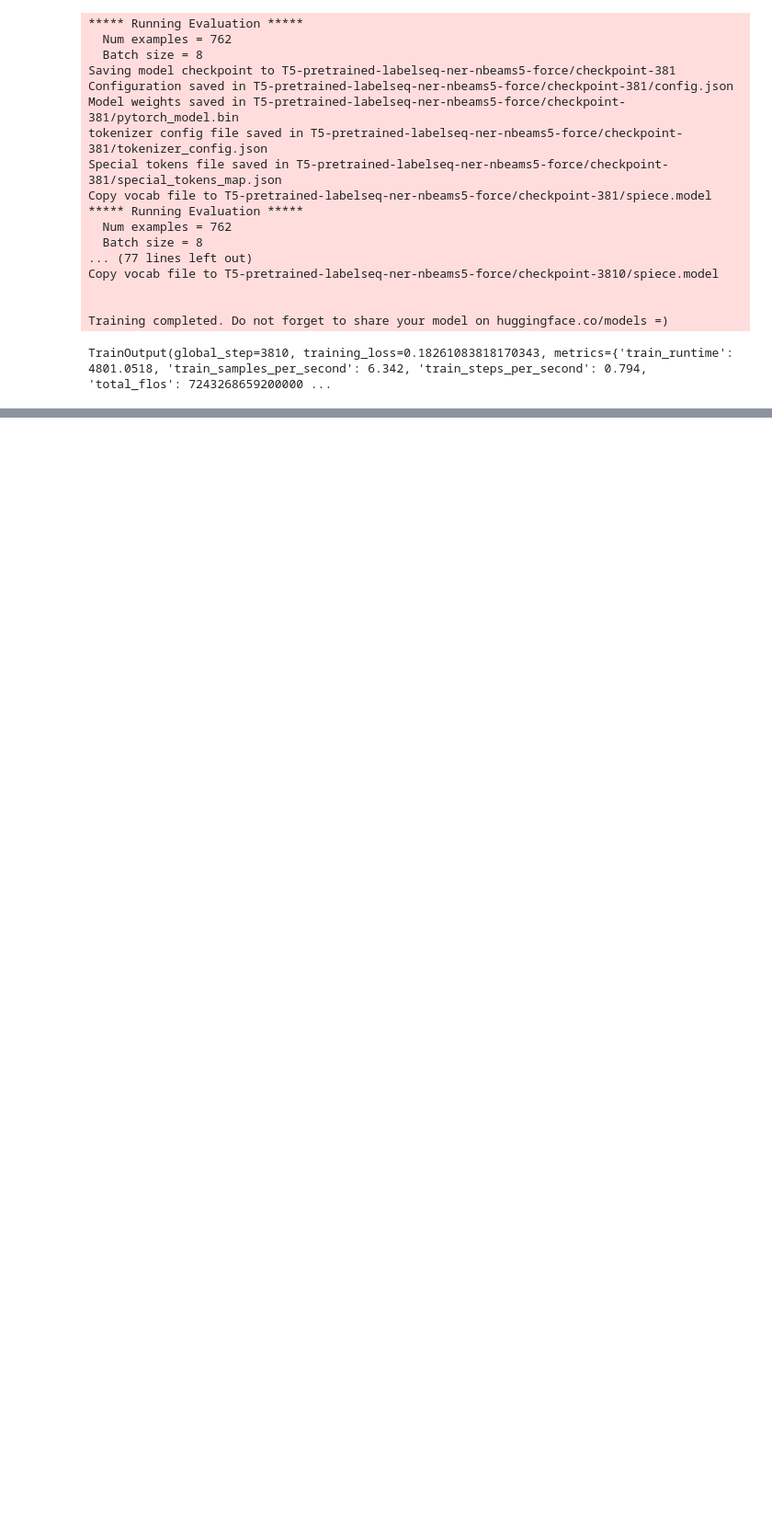
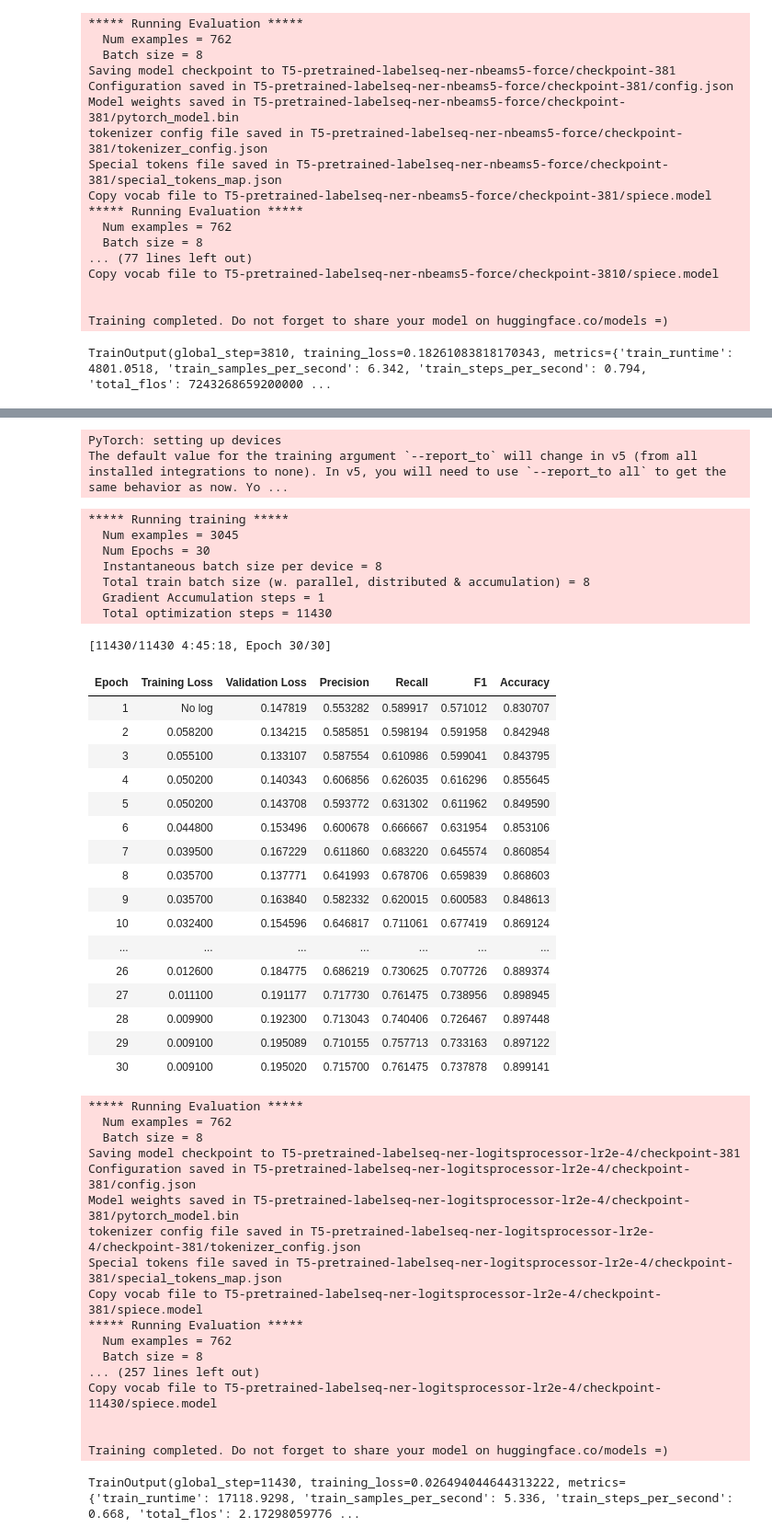
Before and after one commit to bingyinh/NLP_PNC_sample_list, a Jupyter notebook: T5_pretrained_label.ipynb, the cells around one changed output, grey strips where cells are left out. Shown at 92% size. Drawn from its saved outputs; the diff is of its cells as text; code cells hidden in the pictures; blank space fills up the shorter version.

```diff
--- a/T5_pretrained_label.ipynb
+++ b/T5_pretrained_label.ipynb
@@ -567,0 +711,63 @@ TrainOutput(global_step=3810, training_loss=0.18261083818170343, metrics={'train
+# %%
+args = Seq2SeqTrainingArguments(
+    "T5-pretrained-labelseq-ner-logitsprocessor-lr2e-4", evaluation_strategy="epoch", save_strategy="epoch",
+    learning_rate=2e-4, num_train_epochs=30, weight_decay=0.01, predict_with_generate=True,
+    per_device_train_batch_size=8, seed=7, #     no_cuda=True,
+    )
+
+data_collator = DataCollatorForSeq2Seq(tokenizer, model=model)
+trainer = MyTrainer(
+    model=model, args=args, train_dataset=training_set, eval_dataset=val_set,
+    data_collator=data_collator, compute_metrics=compute_metrics, tokenizer=tokenizer,
+)
+beamsz = 5
+# %% [output]
+PyTorch: setting up devices
+The default value for the training argument `--report_to` will change in v5 (from all installed integrations to none). In v5, you will need to use `--report_to all` to get the same behavior as now. Yo ...
+# %%
+trainer.set_things(labelids, tokenizer, beamsz)
+trainer.train()
+# %% [output]
+***** Running training *****
+  Num examples = 3045
+  Num Epochs = 30
+  Instantaneous batch size per device = 8
+  Total train batch size (w. parallel, distributed & accumulation) = 8
+  Gradient Accumulation steps = 1
+  Total optimization steps = 11430
+[11430/11430 4:45:18, Epoch 30/30]
+| Epoch | Training Loss | Validation Loss | Precision | Recall | F1 | Accuracy |
+| 1 | No log | 0.147819 | 0.553282 | 0.589917 | 0.571012 | 0.830707 |
+| 2 | 0.058200 | 0.134215 | 0.585851 | 0.598194 | 0.591958 | 0.842948 |
+| 3 | 0.055100 | 0.133107 | 0.587554 | 0.610986 | 0.599041 | 0.843795 |
+| 4 | 0.050200 | 0.140343 | 0.606856 | 0.626035 | 0.616296 | 0.855645 |
+| 5 | 0.050200 | 0.143708 | 0.593772 | 0.631302 | 0.611962 | 0.849590 |
+| 6 | 0.044800 | 0.153496 | 0.600678 | 0.666667 | 0.631954 | 0.853106 |
+| 7 | 0.039500 | 0.167229 | 0.611860 | 0.683220 | 0.645574 | 0.860854 |
+| 8 | 0.035700 | 0.137771 | 0.641993 | 0.678706 | 0.659839 | 0.868603 |
+| 9 | 0.035700 | 0.163840 | 0.582332 | 0.620015 | 0.600583 | 0.848613 |
+| 10 | 0.032400 | 0.154596 | 0.646817 | 0.711061 | 0.677419 | 0.869124 |
+| ... | ... | ... | ... | ... | ... | ... |
+| 26 | 0.012600 | 0.184775 | 0.686219 | 0.730625 | 0.707726 | 0.889374 |
+| 27 | 0.011100 | 0.191177 | 0.717730 | 0.761475 | 0.738956 | 0.898945 |
+| 28 | 0.009900 | 0.192300 | 0.713043 | 0.740406 | 0.726467 | 0.897448 |
+| 29 | 0.009100 | 0.195089 | 0.710155 | 0.757713 | 0.733163 | 0.897122 |
+| 30 | 0.009100 | 0.195020 | 0.715700 | 0.761475 | 0.737878 | 0.899141 |
+***** Running Evaluation *****
+  Num examples = 762
+  Batch size = 8
+Saving model checkpoint to T5-pretrained-labelseq-ner-logitsprocessor-lr2e-4/checkpoint-381
+Configuration saved in T5-pretrained-labelseq-ner-logitsprocessor-lr2e-4/checkpoint-381/config.json
+Model weights saved in T5-pretrained-labelseq-ner-logitsprocessor-lr2e-4/checkpoint-381/pytorch_model.bin
+tokenizer config file saved in T5-pretrained-labelseq-ner-logitsprocessor-lr2e-4/checkpoint-381/tokenizer_config.json
+Special tokens file saved in T5-pretrained-labelseq-ner-logitsprocessor-lr2e-4/checkpoint-381/special_tokens_map.json
+Copy vocab file to T5-pretrained-labelseq-ner-logitsprocessor-lr2e-4/checkpoint-381/spiece.model
+***** Running Evaluation *****
+  Num examples = 762
+  Batch size = 8
+... (257 lines left out)
+Copy vocab file to T5-pretrained-labelseq-ner-logitsprocessor-lr2e-4/checkpoint-11430/spiece.model
+
+
+Training completed. Do not forget to share your model on huggingface.co/models =)
+TrainOutput(global_step=11430, training_loss=0.026494044644313222, metrics={'train_runtime': 17118.9298, 'train_samples_per_second': 5.336, 'train_steps_per_second': 0.668, 'total_flos': 2.17298059776 ...
```
Also changed, not shown: parts of 30 cells of this notebook.
